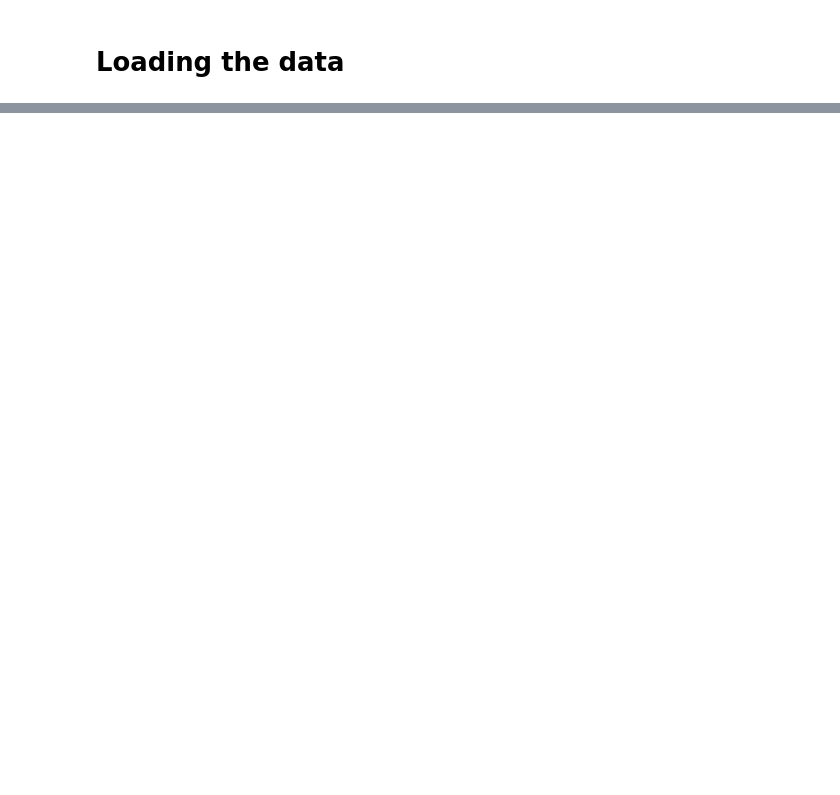
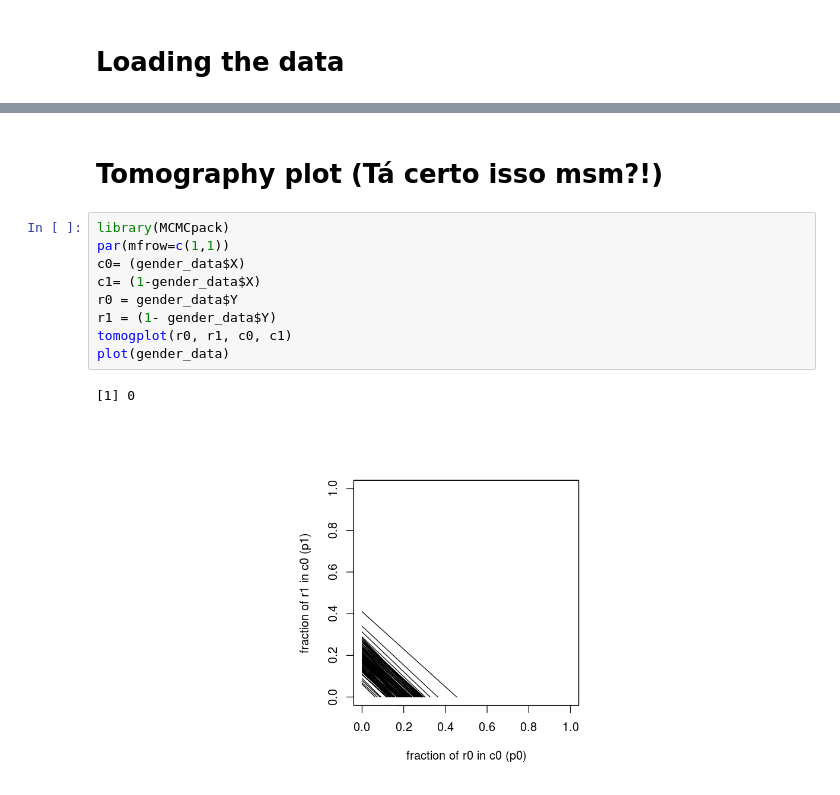
Before and after one commit to Guzpenha/Ecological-Inference-on-social-data, a Jupyter notebook: experiments/1 - Data exploration .ipynb, the cells around one changed output, grey strips where cells are left out. Saved outputs shown, nothing was run; the diff lists cells and outputs as text; blank space fills up the shorter version.

```diff
--- a/experiments/1 - Data exploration .ipynb
+++ b/experiments/1 - Data exploration .ipynb
@@ -36,0 +50,14 @@ plot(gender_data$X, gender_data$W2)
+# %% [markdown]
+# Tomography plot (Tá certo isso msm?!)
+# %%
+library(MCMCpack)
+par(mfrow=c(1,1))
+c0= (gender_data$X)
+c1= (1-gender_data$X)
+r0 = gender_data$Y
+r1 = (1- gender_data$Y)
+tomogplot(r0, r1, c0, c1)
+plot(gender_data)
+# %% [output]
+[1] 0
+[figure, added]
```
Also changed, not shown: parts of 7 cells of this notebook.
